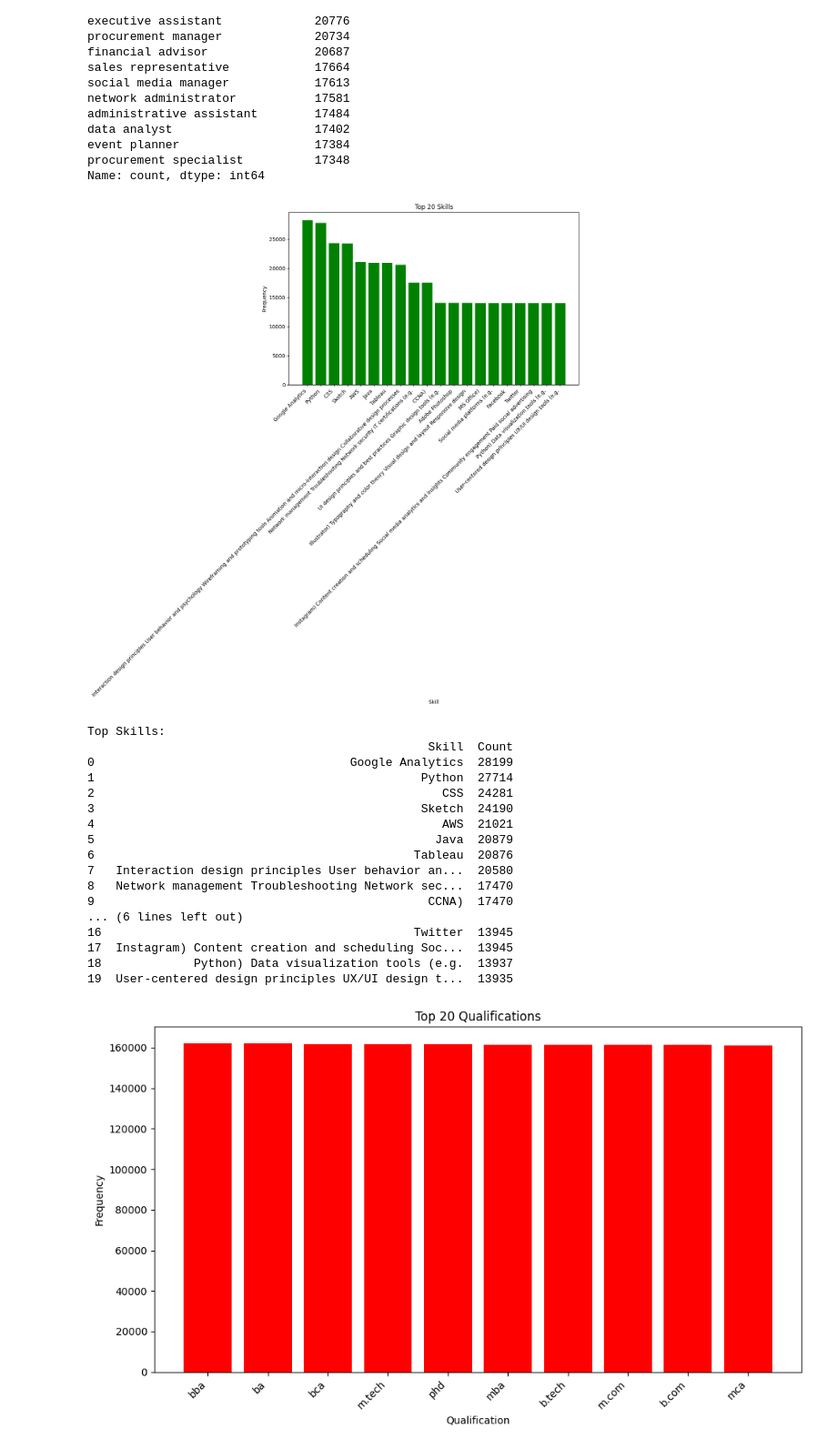
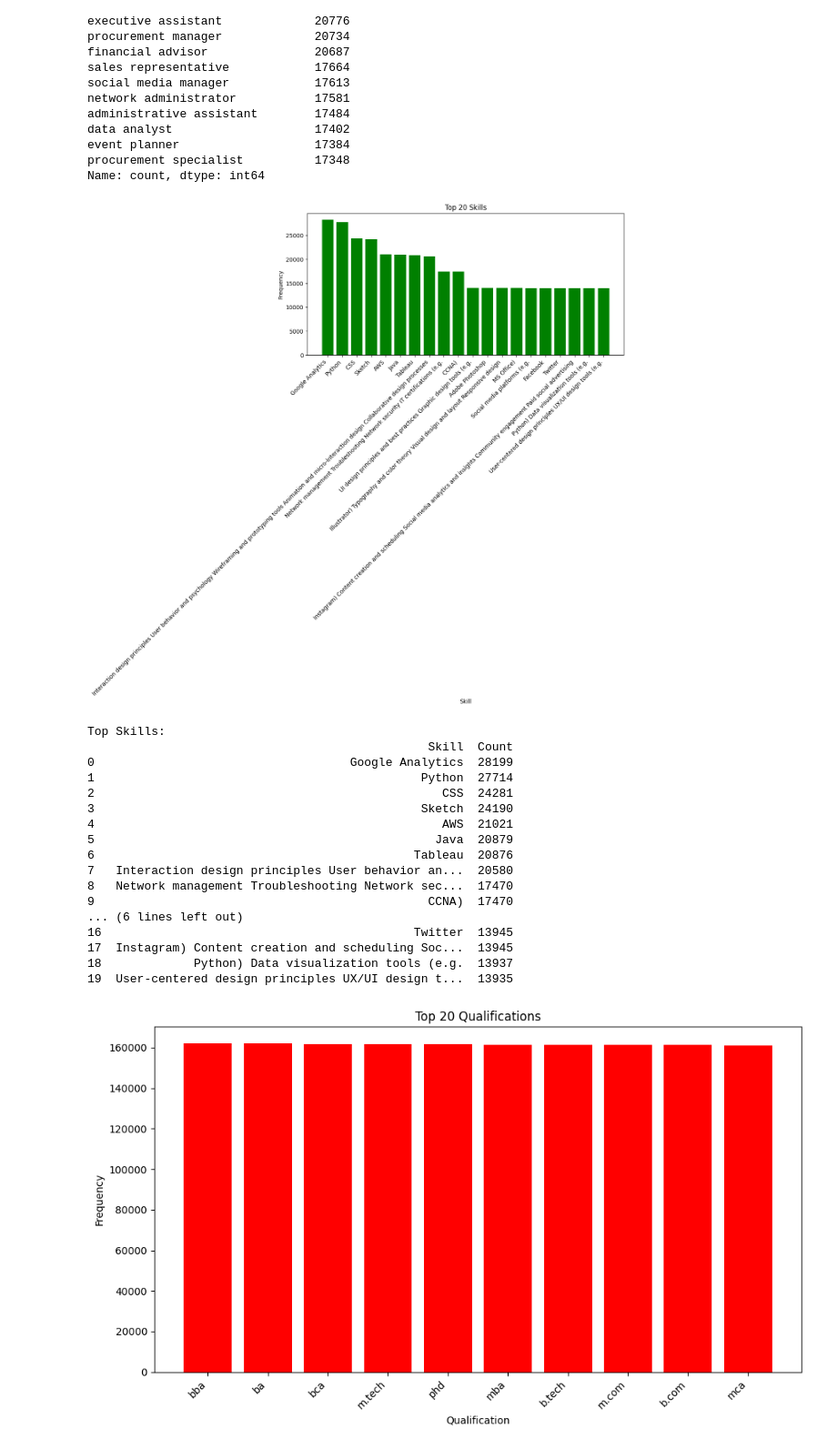
Before and after one commit to aramelheni/Job-Market-Data-Analytics-Project, a Jupyter notebook: job-market-data-analytics-project.ipynb, the cells around one changed output. Shown at 91% size. Saved outputs shown, nothing was run; the diff lists cells and outputs as text; code cells hidden in the pictures.

```diff
--- a/job-market-data-analytics-project.ipynb
+++ b/job-market-data-analytics-project.ipynb
@@ -272,24 +278,24 @@ Name: count, dtype: int64
 # %%
 # Analyze Skills
 skills_series = job_focus['skills'].dropna().str.split(',')
 all_skills = [skill.strip() for sublist in skills_series for skill in sublist if skill.strip() != '']
 
 skill_counts = Counter(all_skills).most_common(20)
 skill_df = pd.DataFrame(skill_counts, columns=['Skill', 'Count'])
 
 plt.figure(figsize=(10,6))
 plt.bar(skill_df['Skill'], skill_df['Count'], color='green')
 plt.xticks(rotation=45, ha='right')
 plt.title("Top 20 Skills")
 plt.xlabel("Skill")
 plt.ylabel("Frequency")
-plt.tight_layout()
+plt.subplots_adjust(bottom=0.3)
 plt.show()
 
 print("Top Skills:")
 print(skill_df)
 # %% [output]
-[figure, old version]
+[figure, new version]
 Top Skills:
                                                 Skill  Count
 0                                    Google Analytics  28199
```
Also changed, not shown: parts of 17 cells of this notebook.
